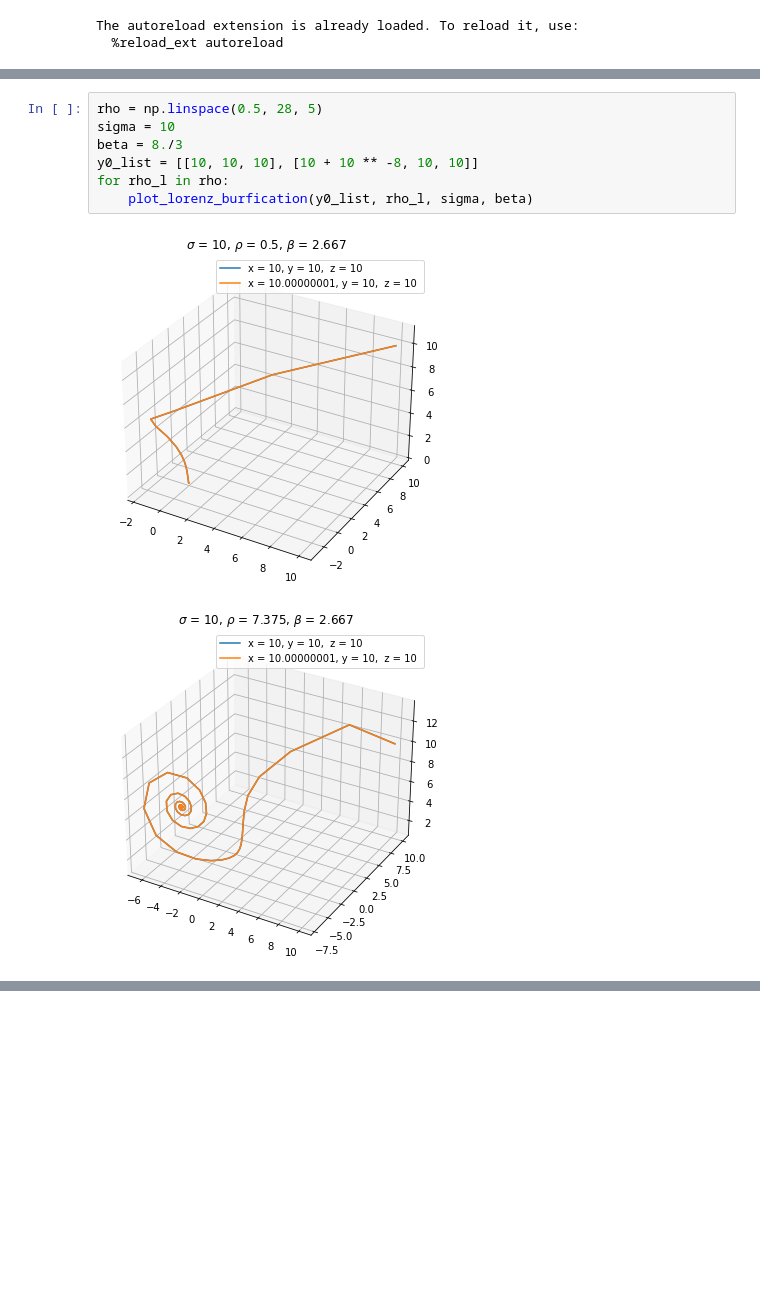
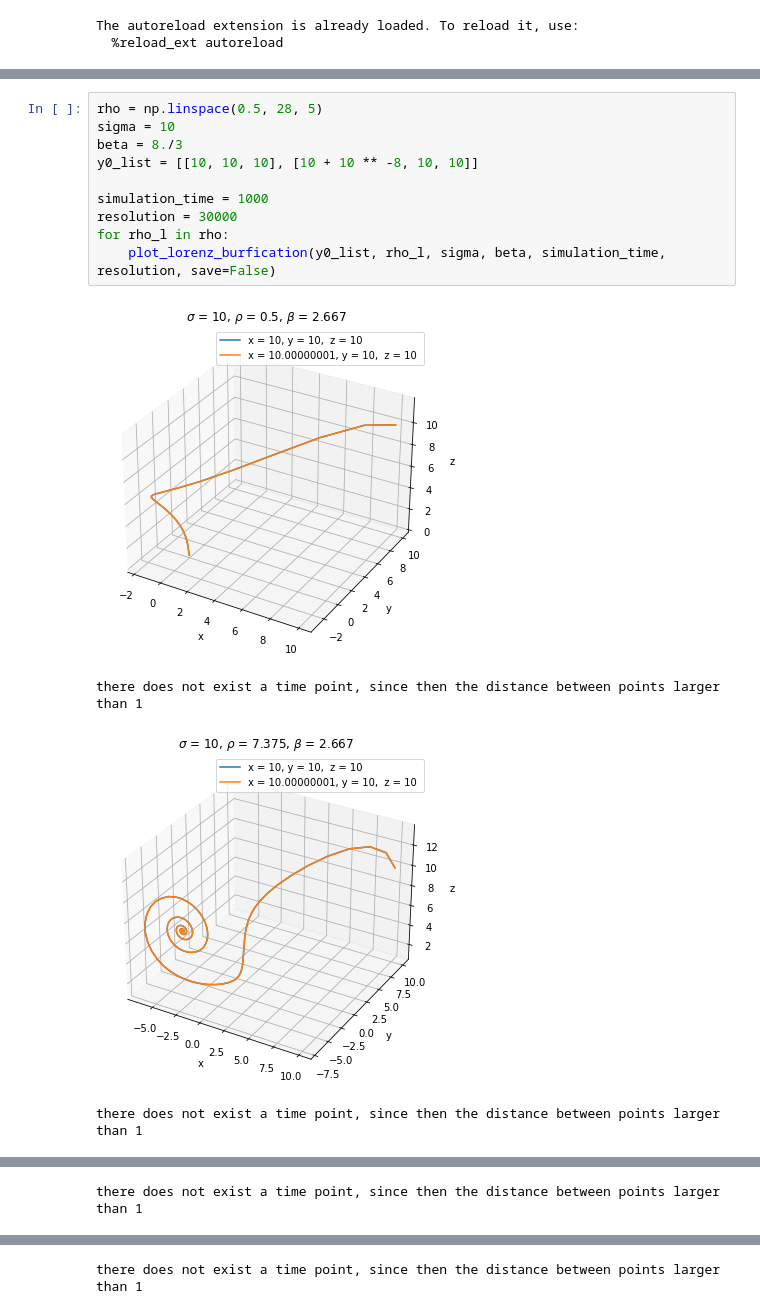
Before and after one commit to ge96rox/MLCMS03, a Jupyter notebook: Task4.ipynb, the cells around one changed output, grey strips where cells are left out. Cells and saved outputs as stored; diff of their text form; blank space fills up the shorter version.

Commit message:
add task 4 distance feature and minor modify implementation of task 4

```diff
--- a/Task4.ipynb
+++ b/Task4.ipynb
@@ -23,10 +45,15 @@ plot_lorenz_burfication(y0_list, rho, sigma, beta)
 # %%
 rho = np.linspace(0.5, 28, 5)
 sigma = 10
 beta = 8./3
 y0_list = [[10, 10, 10], [10 + 10 ** -8, 10, 10]]
+
+simulation_time = 1000
+resolution = 30000
 for rho_l in rho:
-    plot_lorenz_burfication(y0_list, rho_l, sigma, beta)
+    plot_lorenz_burfication(y0_list, rho_l, sigma, beta, simulation_time, resolution, save=False)
 # %% [output]
-[figure, old version]
+[figure, new version]
+there does not exist a time point, since then the distance between points larger than 1
-[figure, old version]
+[figure, new version]
+there does not exist a time point, since then the distance between points larger than 1
@@ -33,0 +61 @@ for rho_l in rho:
+there does not exist a time point, since then the distance between points larger than 1
@@ -34,0 +63 @@ for rho_l in rho:
+there does not exist a time point, since then the distance between points larger than 1
```
Also changed, not shown: parts of 7 cells of this notebook, 2 other files.
